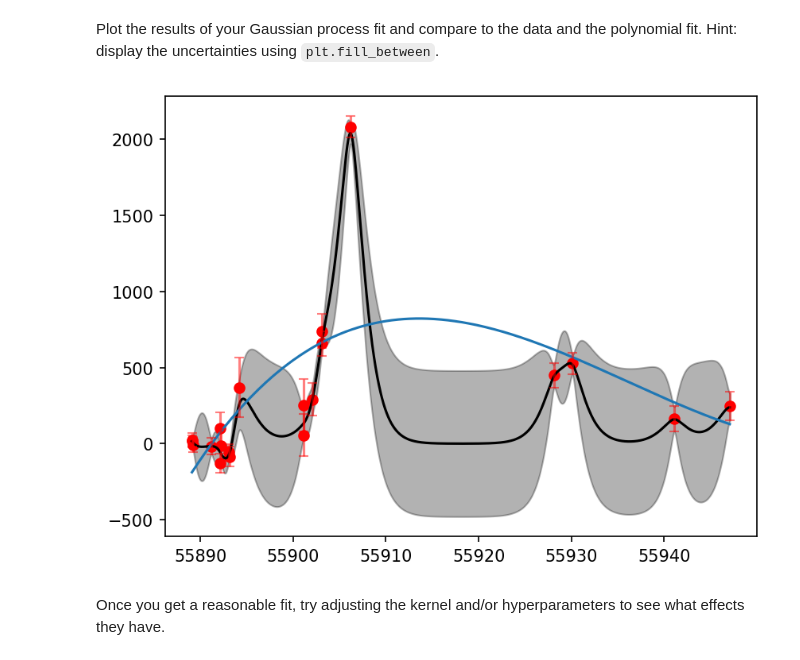
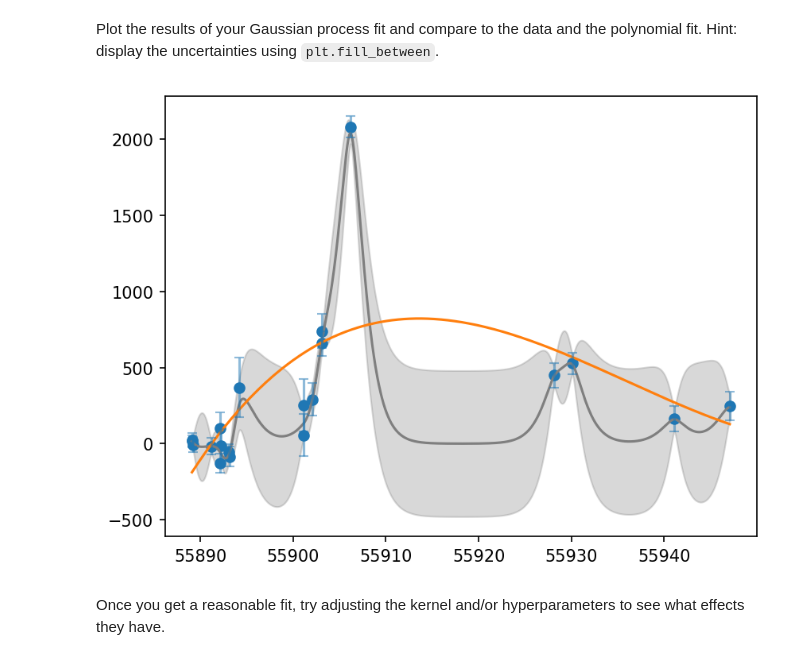
Before and after one commit to ASTR154/nonparametric-modeling, a Jupyter notebook: nonparametric-modeling.ipynb, the cells around one changed output. Cells and saved outputs as stored; diff of their text form; code cells hidden in the pictures.

Commit message:
Fixed colors on last plot to be consistent with prior plot. Changed black to grey.

```diff
--- a/nonparametric-modeling.ipynb
+++ b/nonparametric-modeling.ipynb
@@ -181,17 +181,17 @@ scaled_var = np.sqrt(pred_var) #because covariance is σ^2
 # %% [markdown]
 Plot the results of your Gaussian process fit and compare to the data and the polynomial fit. Hint: display the uncertainties using `plt.fill_between`.
 # %%
-plt.fill_between(x_pred, pred - scaled_var, pred + scaled_var, alpha=0.3, color='k')
-plt.plot(x_pred, pred, color='k')
+plt.fill_between(x_pred, pred - scaled_var, pred + scaled_var, alpha=0.3, color='tab:gray')
+plt.plot(x_pred, pred, color='tab:gray')
 
-plt.plot(x_fit, y_fit)
+plt.plot(x_fit, y_fit, color='tab:orange')
 
-plt.scatter(x,y, c='r')
-plt.errorbar(x, y, yerr=dy, ls='', capsize=3, alpha=0.5, c='r')
+plt.scatter(x,y, c='tab:blue')
+plt.errorbar(x, y, yerr=dy, ls='', capsize=3, alpha=0.5, c='tab:blue')
 
 plt.show()
 # %% [output]
-[figure, old version]
+[figure, new version]
 # %% [markdown]
 Once you get a reasonable fit, try adjusting the kernel and/or hyperparameters to see what effects they have.
 # %% [markdown]
```
Also changed, not shown: parts of 7 cells of this notebook.
